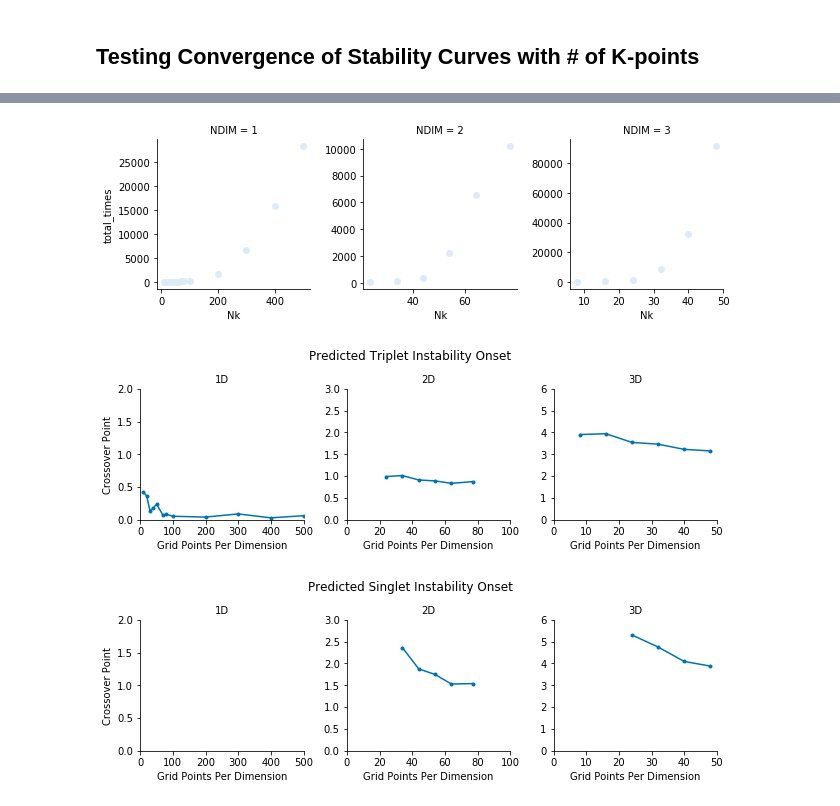
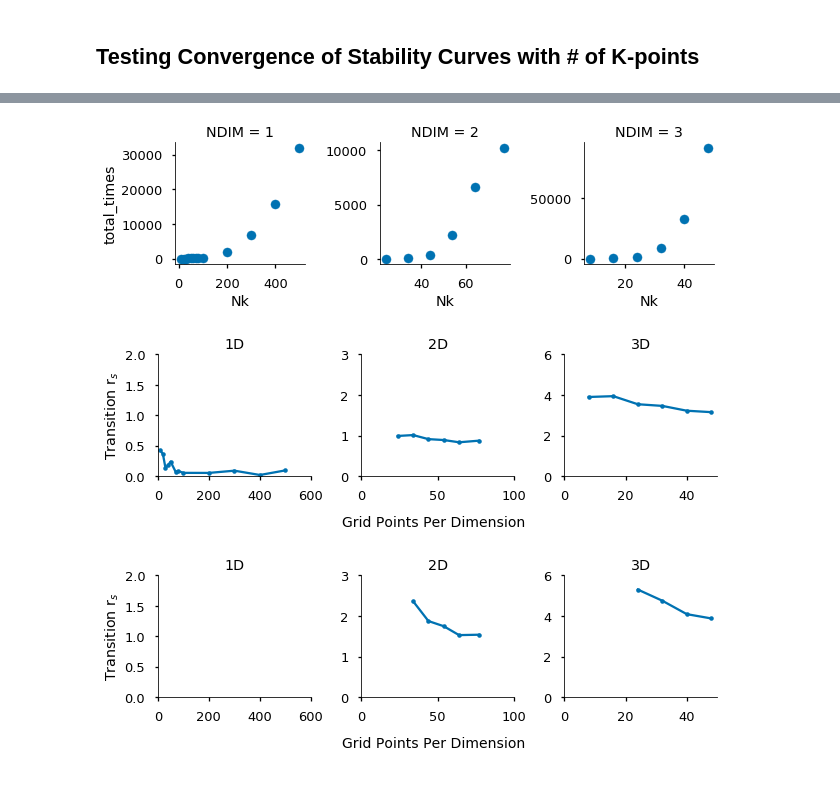
Before and after one commit to ecurtin2/HF-Stability, a Jupyter notebook: analysis/notebook.ipynb, the cells around one changed output, grey strips where cells are left out. Drawn from its saved outputs; the diff is of its cells as text; code cells hidden in the pictures.

```diff
--- a/analysis/notebook.ipynb
+++ b/analysis/notebook.ipynb
@@ -278,12 +274,13 @@ plt.show()
 # %%
+sns.set_palette('colorblind')
 times = (df.groupby(['NDIM', 'Nk'])
            .apply(lambda x: x['total_calculation_time'].sum())
            .reset_index(name='total_times')
         )
 g = sns.FacetGrid(times, col='NDIM', sharex=False, sharey=False)
 g = g.map(plt.scatter, 'Nk', 'total_times')
 # %% [output]
-[figure, old version]
+[figure, new version]
 # %%
 from scipy.interpolate import interp1d
 from scipy.optimize import minimize_scalar
@@ -321,7 +318,7 @@ def crossover_plot(x, y, *args, **kwargs):
     except ValueError:
         plt.plot([-10], [-10], '.-', *args, **kwargs)
     if max(x) > 400:
-        plt.gca().set_xlim(0, 500)
+        plt.gca().set_xlim(0, 600)
         plt.gca().set_ylim(0, 2)
     elif max(x) > 50:
         plt.gca().set_xlim(0, 100)
@@ -330,15 +327,16 @@ def crossover_plot(x, y, *args, **kwargs):
         plt.gca().set_xlim(0, 50)
         plt.gca().set_ylim(0, 6)
 
-g = sns.FacetGrid(temp, col='NDIM', sharex=False, sharey=False)
+g = sns.FacetGrid(temp, col='NDIM', sharex=False, sharey=False, )
 g = (g.map(crossover_plot, 'Nk', 'Crossover', marker='.')
       .set_titles("{col_name}D")
-      .set_axis_labels("Grid Points Per Dimension", "Crossover Point")
+      .set_axis_labels("", "Transition r$_s$")
     )
-plt.suptitle('Predicted Triplet Instability Onset')
-plt.subplots_adjust(top=0.8)
-savefig('triplet_onset.eps', transparent=True)
+
+savefig('singlet_onset.eps', transparent=True)
+plt.gcf().text(0.53, 0.05, 'Grid Points Per Dimension', ha='center', fontsize=14)
 plt.show()
+
 
 temp = (df.groupby(['Nk', 'NDIM'])
         .apply(lambda d: crossover(d, 'rs', 'singlet_instability'))
@@ -349,12 +347,12 @@ temp = (df.groupby(['Nk', 'NDIM'])
 g = sns.FacetGrid(temp, col='NDIM', sharex=False, sharey=False, )
 g = (g.map(crossover_plot, 'Nk', 'Crossover', marker='.')
       .set_titles("{col_name}D")
-      .set_axis_labels("Grid Points Per Dimension", "Crossover Point")
+      .set_axis_labels("", "Transition r$_s$")
     )
-plt.suptitle('Predicted Singlet Instability Onset')
-plt.subplots_adjust(top=0.8)
+
 savefig('singlet_onset.eps', transparent=True)
+plt.gcf().text(0.53, 0.05, 'Grid Points Per Dimension', ha='center', fontsize=14)
 plt.show()
 # %% [output]
-[figure, old version]
+[figure, new version]
-[figure, old version]
+[figure, new version]
```
Also changed, not shown: parts of 3 cells of this notebook, 34 other files.
